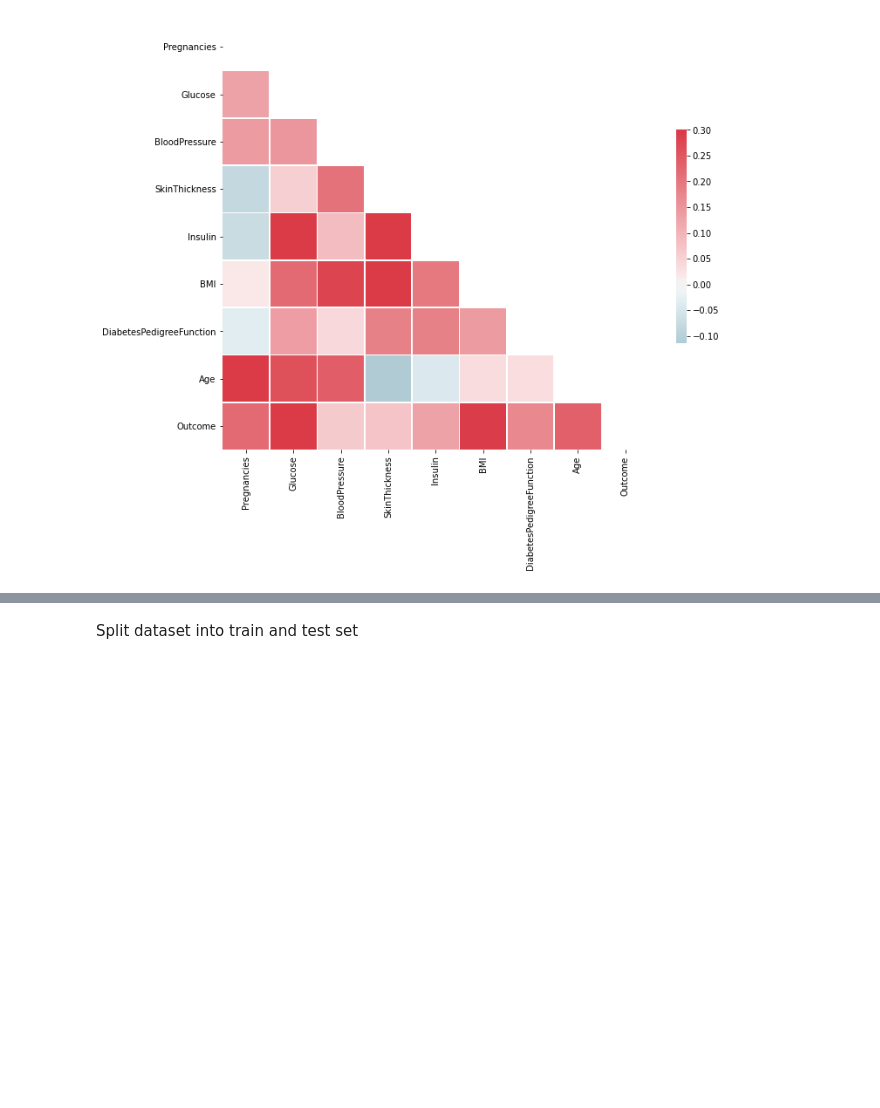
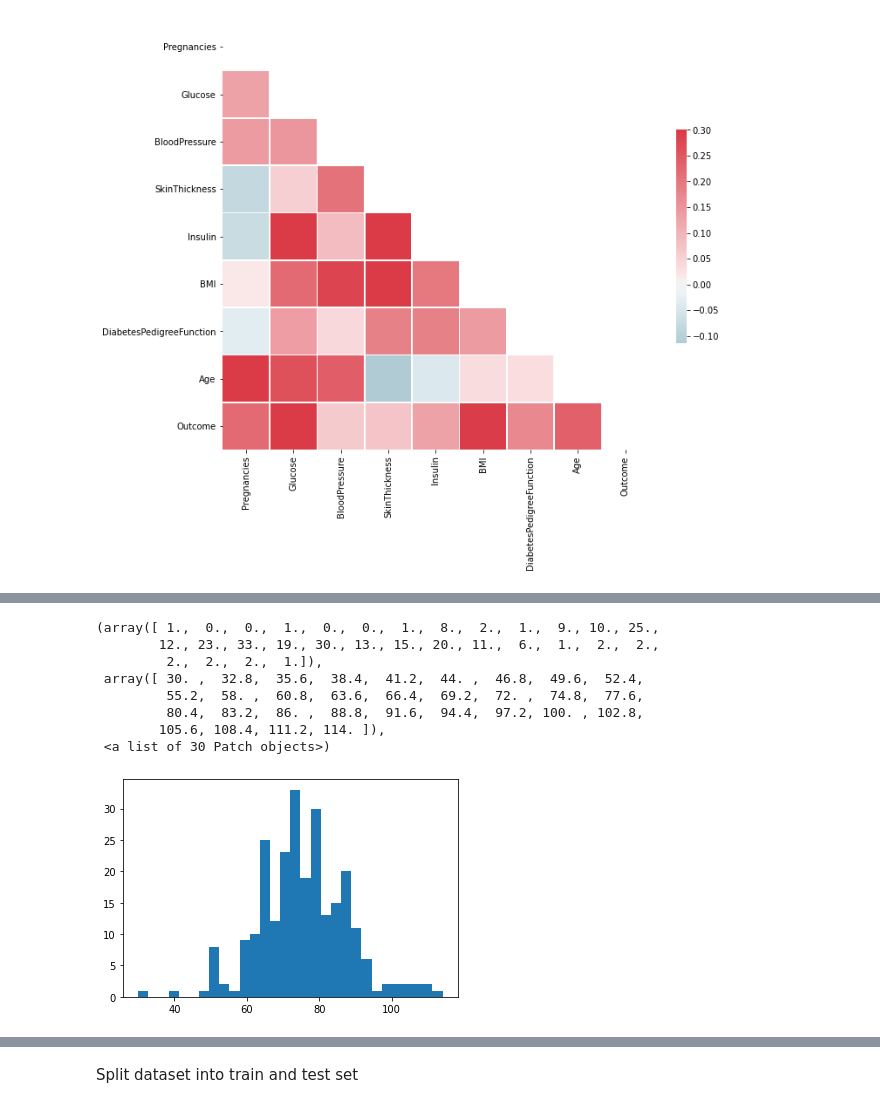
Before and after one commit to adindariztia/Bangkit_DiabetesPredictionML, a Jupyter notebook: PIMA_Dataset_Overview.ipynb, the cells around one changed output, grey strips where cells are left out. Cells and saved outputs as stored; diff of their text form; code cells hidden in the pictures; blank space fills up the shorter version.

```diff
--- a/PIMA_Dataset_Overview.ipynb
+++ b/PIMA_Dataset_Overview.ipynb
@@ -75,0 +132,16 @@ sns.heatmap(corr, mask=mask, cmap=cmap, vmax=.3, center=0,
+# %%
+#Plot distribution of BloodPressure, Outcome = 1 & 0, to see whether mean or median is more relevant
+BloodPressure_0 = df.loc[(df.Outcome == 0) & (df['BloodPressure'] != 0), 'BloodPressure']
+BloodPressure_1 = df.loc[(df.Outcome == 1) & (df['BloodPressure'] != 0), 'BloodPressure']
+plt.hist(BloodPressure_0,30)
+plt.hist(BloodPressure_1,30)
+# %% [output]
+(array([ 1.,  0.,  0.,  1.,  0.,  0.,  1.,  8.,  2.,  1.,  9., 10., 25.,
+        12., 23., 33., 19., 30., 13., 15., 20., 11.,  6.,  1.,  2.,  2.,
+         2.,  2.,  2.,  1.]),
+ array([ 30. ,  32.8,  35.6,  38.4,  41.2,  44. ,  46.8,  49.6,  52.4,
+         55.2,  58. ,  60.8,  63.6,  66.4,  69.2,  72. ,  74.8,  77.6,
+         80.4,  83.2,  86. ,  88.8,  91.6,  94.4,  97.2, 100. , 102.8,
+        105.6, 108.4, 111.2, 114. ]),
+ <a list of 30 Patch objects>)
+[figure, added]
```
Also changed, not shown: parts of 12 cells of this notebook.
